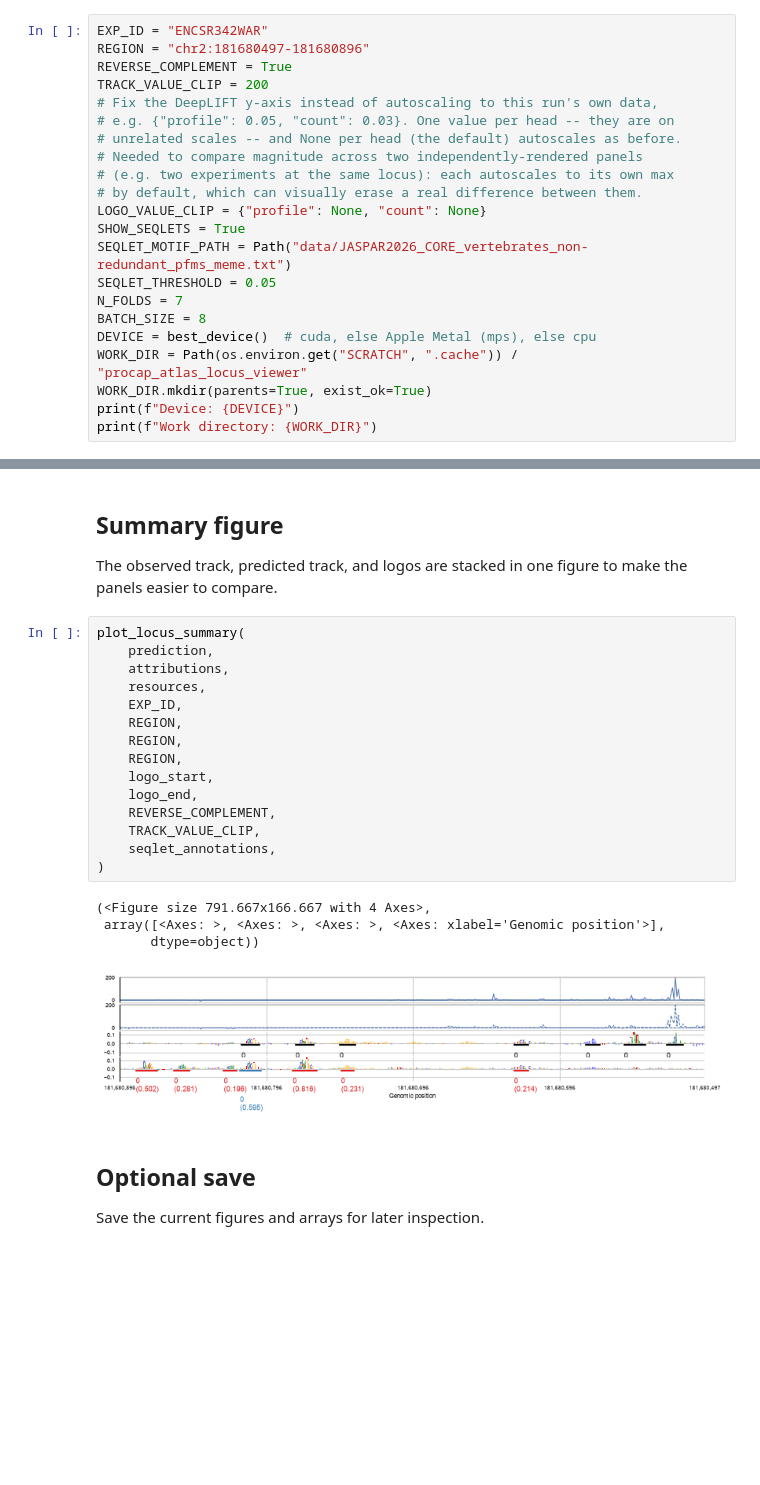
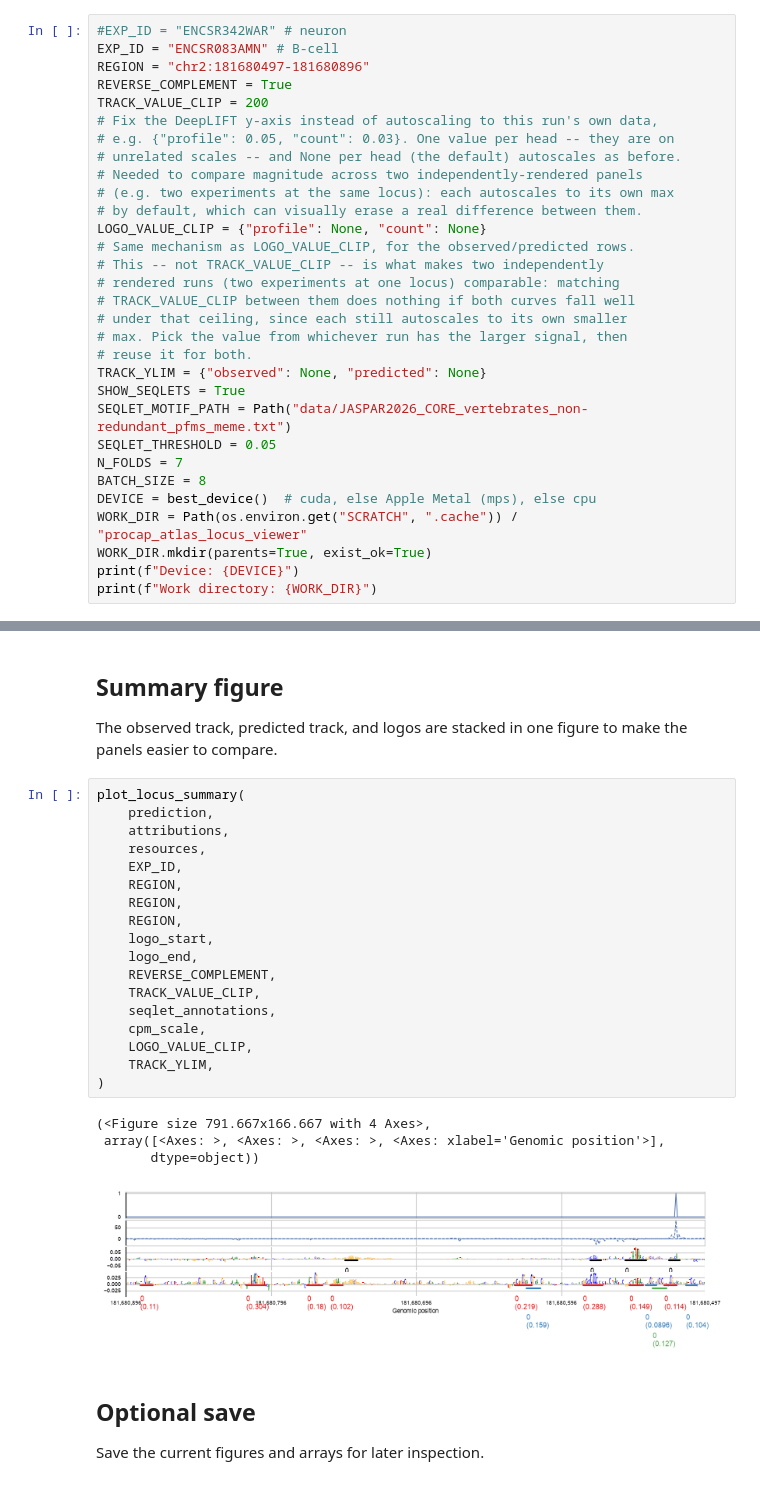
Before and after one commit to kundajelab/procap-atlas, a Jupyter notebook: notebooks/procap_atlas_bpnet_locus_viewer.ipynb, the cells around one changed output, grey strips where cells are left out. Cells and saved outputs as stored; diff of their text form; blank space fills up the shorter version.

```diff
--- a/notebooks/procap_atlas_bpnet_locus_viewer.ipynb
+++ b/notebooks/procap_atlas_bpnet_locus_viewer.ipynb
@@ -147,5 +147,6 @@ Choose the experiment and one 1-based region of interest. The model input is cen
 # %%
-EXP_ID = "ENCSR342WAR"
+#EXP_ID = "ENCSR342WAR" # neuron
+EXP_ID = "ENCSR083AMN" # B-cell
 REGION = "chr2:181680497-181680896"
 REVERSE_COMPLEMENT = True
 TRACK_VALUE_CLIP = 200
@@ -156,6 +157,14 @@ TRACK_VALUE_CLIP = 200
 # (e.g. two experiments at the same locus): each autoscales to its own max
 # by default, which can visually erase a real difference between them.
 LOGO_VALUE_CLIP = {"profile": None, "count": None}
+# Same mechanism as LOGO_VALUE_CLIP, for the observed/predicted rows.
+# This -- not TRACK_VALUE_CLIP -- is what makes two independently
+# rendered runs (two experiments at one locus) comparable: matching
+# TRACK_VALUE_CLIP between them does nothing if both curves fall well
+# under that ceiling, since each still autoscales to its own smaller
+# max. Pick the value from whichever run has the larger signal, then
+# reuse it for both.
+TRACK_YLIM = {"observed": None, "predicted": None}
 SHOW_SEQLETS = True
 SEQLET_MOTIF_PATH = Path("data/JASPAR2026_CORE_vertebrates_non-redundant_pfms_meme.txt")
 SEQLET_THRESHOLD = 0.05
@@ -260,23 +271,26 @@ The observed track, predicted track, and logos are stacked in one figure to make
 # %%
 plot_locus_summary(
     prediction,
     attributions,
     resources,
     EXP_ID,
     REGION,
     REGION,
     REGION,
     logo_start,
     logo_end,
     REVERSE_COMPLEMENT,
     TRACK_VALUE_CLIP,
     seqlet_annotations,
+    cpm_scale,
+    LOGO_VALUE_CLIP,
+    TRACK_YLIM,
 )
 # %% [output]
 (<Figure size 791.667x166.667 with 4 Axes>,
  array([<Axes: >, <Axes: >, <Axes: >, <Axes: xlabel='Genomic position'>],
        dtype=object))
-[figure, old version]
+[figure, new version]
 # %% [markdown]
 ## Optional save
 
```
Also changed, not shown: parts of 6 cells of this notebook, 5 other files.
